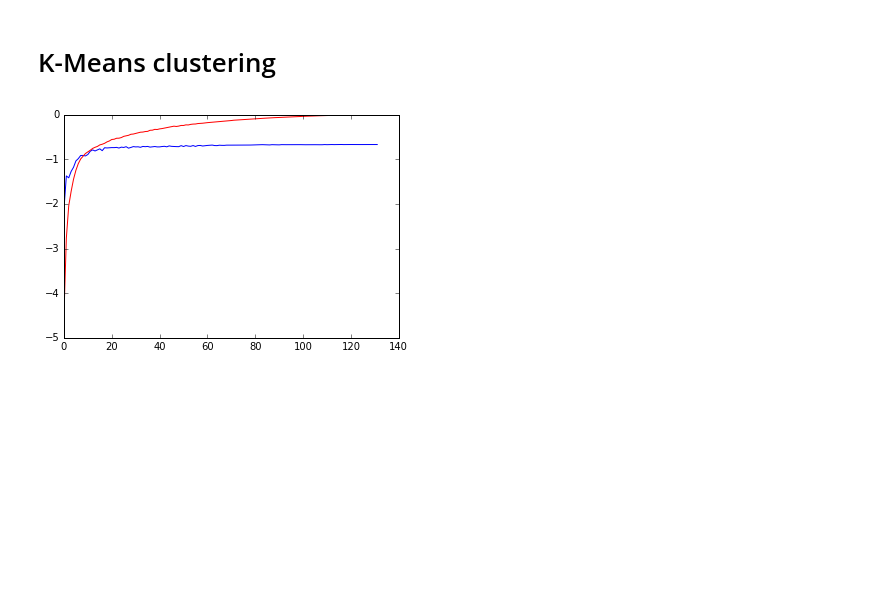
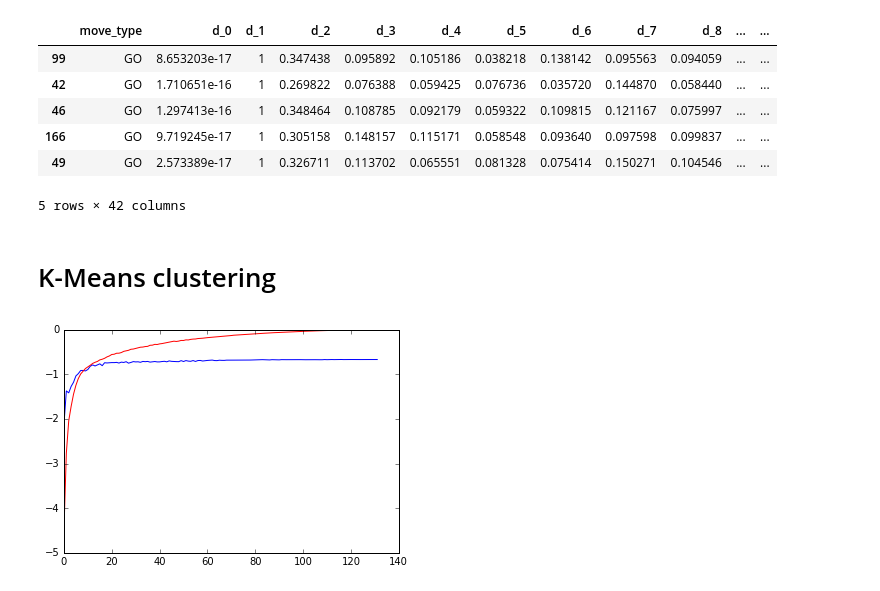
Before and after one commit to hzhucn/gesture_controlled_robot, a Jupyter notebook: python_ml/machine_learning.ipynb, the cells around one changed output. Drawn from its saved outputs; the diff is of its cells as text; code cells hidden in the pictures; blank space fills up the shorter version.

```diff
--- a/python_ml/machine_learning.ipynb
+++ b/python_ml/machine_learning.ipynb
@@ -9,6 +10,16 @@ import cv2
 import pandas
 # %%
 dataset = pandas.read_csv('../dataset_norm.csv', delimiter=',').sort_values(by='move_type')
+# %%
+dataset.head()
+# %% [output]
+|  | move_type | d_0 | d_1 | d_2 | d_3 | d_4 | d_5 | d_6 | d_7 | d_8 | ... | ... |
+| 99 | GO | 8.653203e-17 | 1 | 0.347438 | 0.095892 | 0.105186 | 0.038218 | 0.138142 | 0.095563 | 0.094059 | ... | ... |
+| 42 | GO | 1.710651e-16 | 1 | 0.269822 | 0.076388 | 0.059425 | 0.076736 | 0.035720 | 0.144870 | 0.058440 | ... | ... |
+| 46 | GO | 1.297413e-16 | 1 | 0.348464 | 0.108785 | 0.092179 | 0.059322 | 0.109815 | 0.121167 | 0.075997 | ... | ... |
+| 166 | GO | 9.719245e-17 | 1 | 0.305158 | 0.148157 | 0.115171 | 0.058548 | 0.093640 | 0.097598 | 0.099837 | ... | ... |
+| 49 | GO | 2.573389e-17 | 1 | 0.326711 | 0.113702 | 0.065551 | 0.081328 | 0.075414 | 0.150271 | 0.104546 | ... | ... |
+5 rows × 42 columns
 # %%
 labels = dataset['move_type']
 
```
Also changed, not shown: parts of 12 cells of this notebook, 3 other files.
